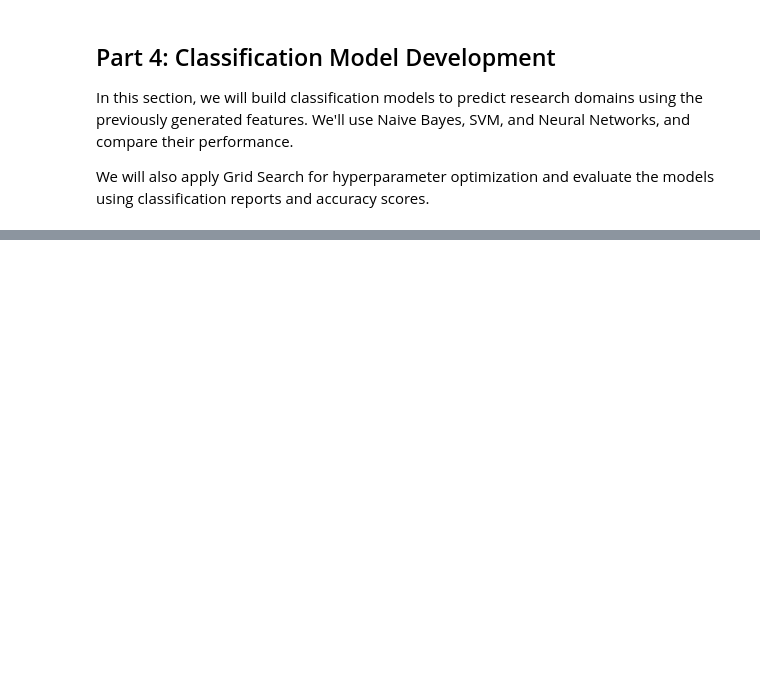
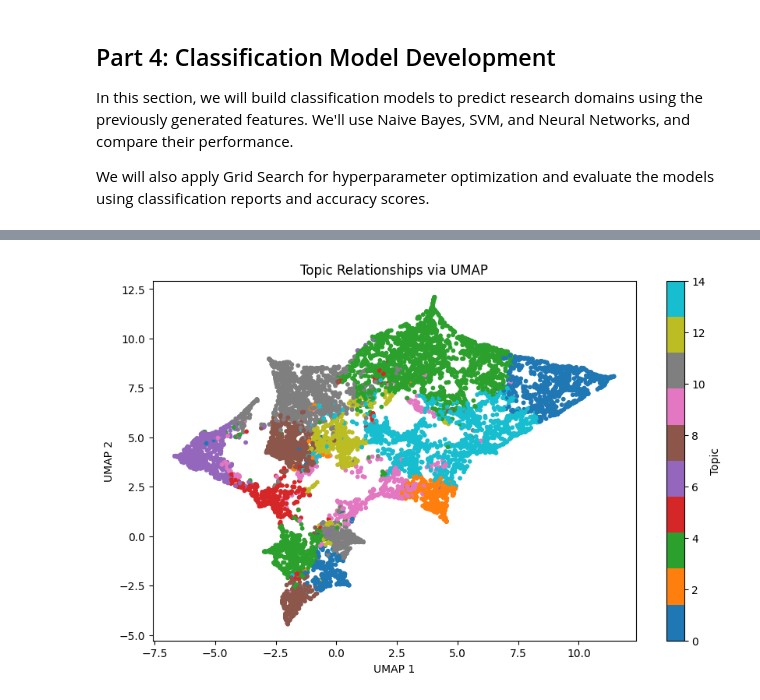
Before and after one commit to darshgandhi/Trend-Analysis, a Jupyter notebook: main.ipynb, the cells around one changed output, grey strips where cells are left out. Saved outputs shown, nothing was run; the diff lists cells and outputs as text; code cells hidden in the pictures; blank space fills up the shorter version.

```diff
--- a/main.ipynb
+++ b/main.ipynb
@@ -674,19 +788,21 @@ print(declining_topics)
 # %%
 #Topic Relationships using UMAP
 # Using UMAP on topic distributions
-topic_distributions = lda_model.get_document_topics(corpus, minimum_probability=0)
-dense_topic_matrix = gensim.matutils.corpus2dense(topic_distributions, num_terms=lda_model.num_topics).T
+topic_distributions = optimal_model.get_document_topics(corpus, minimum_probability=0)
+dense_topic_matrix = gensim.matutils.corpus2dense(topic_distributions, num_terms=optimal_model.num_topics).T
 
 reducer = umap.UMAP()
 embedding = reducer.fit_transform(dense_topic_matrix)
 
 plt.figure(figsize=(10, 6))
 plt.scatter(embedding[:, 0], embedding[:, 1], c=df['dominant_topic'], cmap='tab10', s=10)
 plt.title("Topic Relationships via UMAP")
 plt.xlabel("UMAP 1")
 plt.ylabel("UMAP 2")
 plt.colorbar(label="Topic")
 plt.show()
+# %% [output]
+[figure, added]
 # %%
 #Research Recommendations Based on Topics
 # Display top keywords per emerging topic
```
Also changed, not shown: parts of 15 cells of this notebook.
